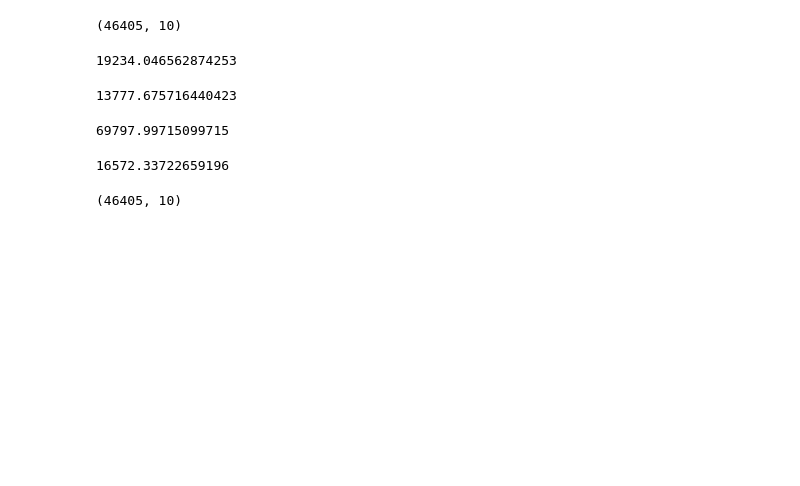
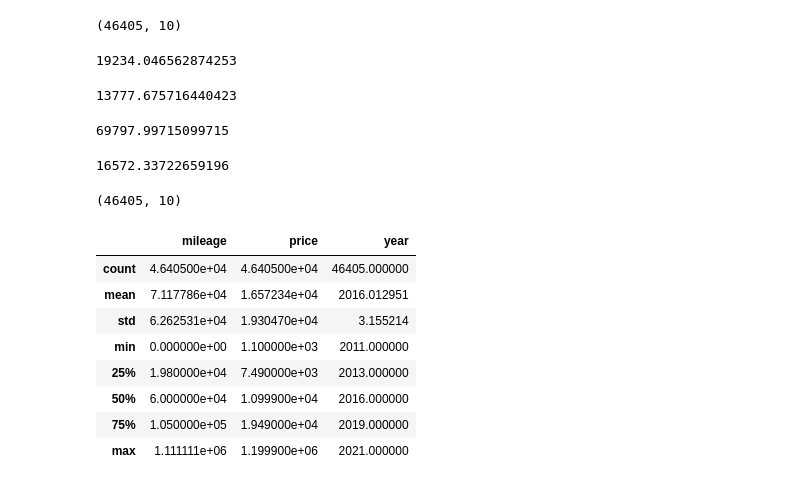
Before and after one commit to xioulin/pythonForMBAs, a Jupyter notebook: Automotive/notebooks/germania.ipynb, the cells around one changed output. Drawn from its saved outputs; the diff is of its cells as text; code cells hidden in the pictures; blank space fills up the shorter version.

```diff
--- a/Automotive/notebooks/germania.ipynb
+++ b/Automotive/notebooks/germania.ipynb
@@ -415,4 +457,16 @@ df_join_country.price.mean()
 df_join_country.shape
 # %% [output]
 (46405, 10)
+# %%
+df_join_country.describe()
+# %% [output]
+|  | mileage | price | year |
+| count | 4.640500e+04 | 4.640500e+04 | 46405.000000 |
+| mean | 7.117786e+04 | 1.657234e+04 | 2016.012951 |
+| std | 6.262531e+04 | 1.930470e+04 | 3.155214 |
+| min | 0.000000e+00 | 1.100000e+03 | 2011.000000 |
+| 25% | 1.980000e+04 | 7.490000e+03 | 2013.000000 |
+| 50% | 6.000000e+04 | 1.099900e+04 | 2016.000000 |
+| 75% | 1.050000e+05 | 1.949000e+04 | 2019.000000 |
+| max | 1.111111e+06 | 1.199900e+06 | 2021.000000 |
 # %%
```
Also changed, not shown: parts of 5 cells of this notebook, 10 other files.
